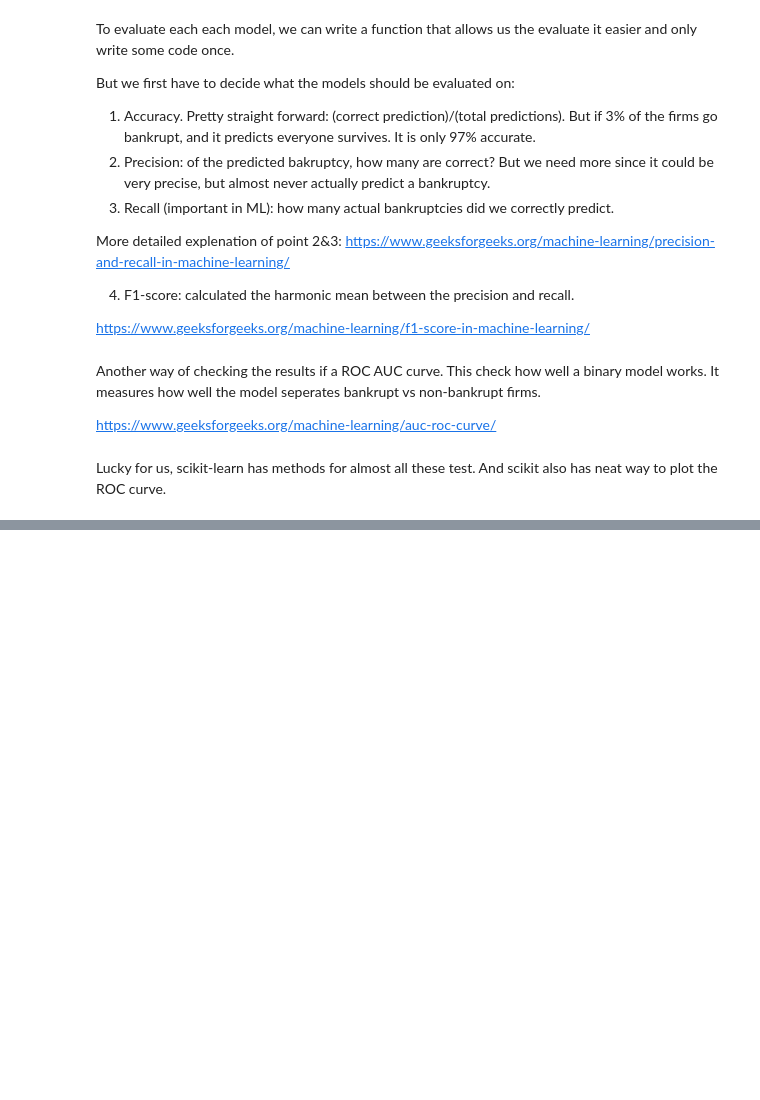
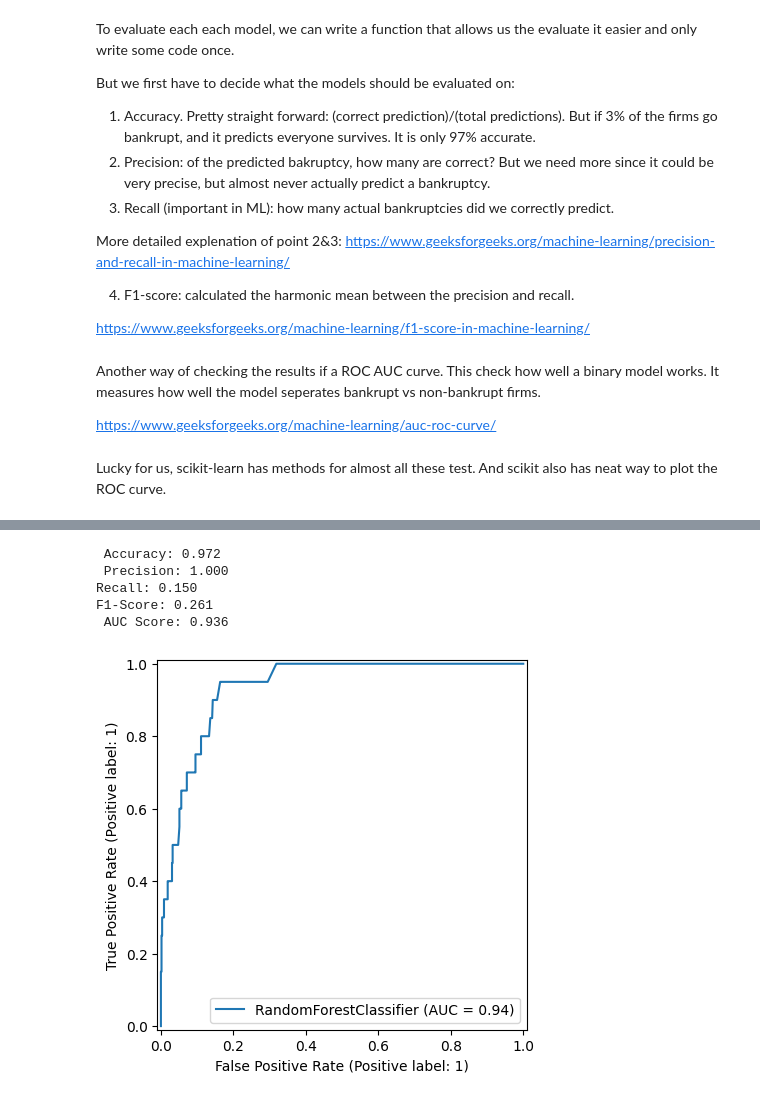
Before and after one commit to Vincent2308/Corporate-Bankruptcy, a Jupyter notebook: notebooks/week2/polish_model.ipynb, the cells around one changed output, grey strips where cells are left out. Drawn from its saved outputs; the diff is of its cells as text; code cells hidden in the pictures; blank space fills up the shorter version.

```diff
--- a/notebooks/week2/polish_model.ipynb
+++ b/notebooks/week2/polish_model.ipynb
@@ -118,0 +255,9 @@ def evaluate_model(model, x_test, y_test):
+# %%
+evaluate_model(rf, x_test_sc, y_test)
+# %% [output]
+ Accuracy: 0.972
+ Precision: 1.000
+Recall: 0.150
+F1-Score: 0.261
+ AUC Score: 0.936
+[figure, added]
```
Also changed, not shown: parts of 26 cells of this notebook.
